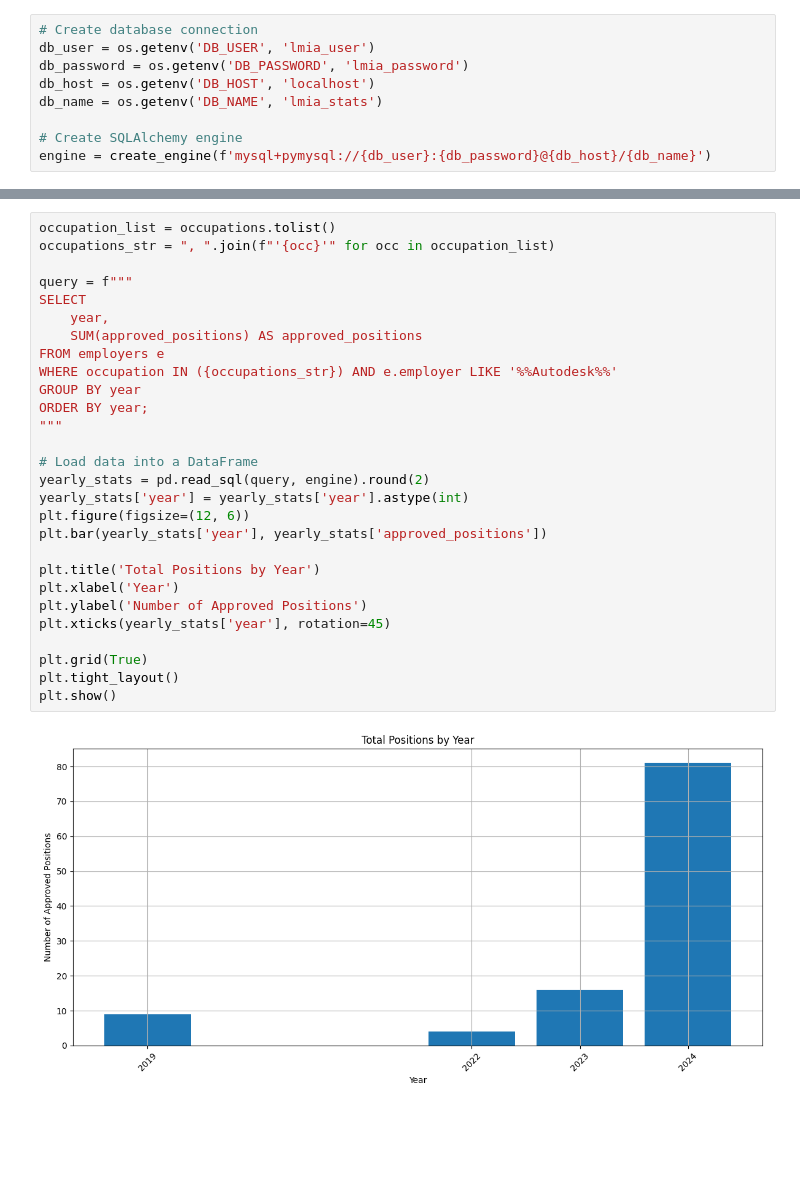
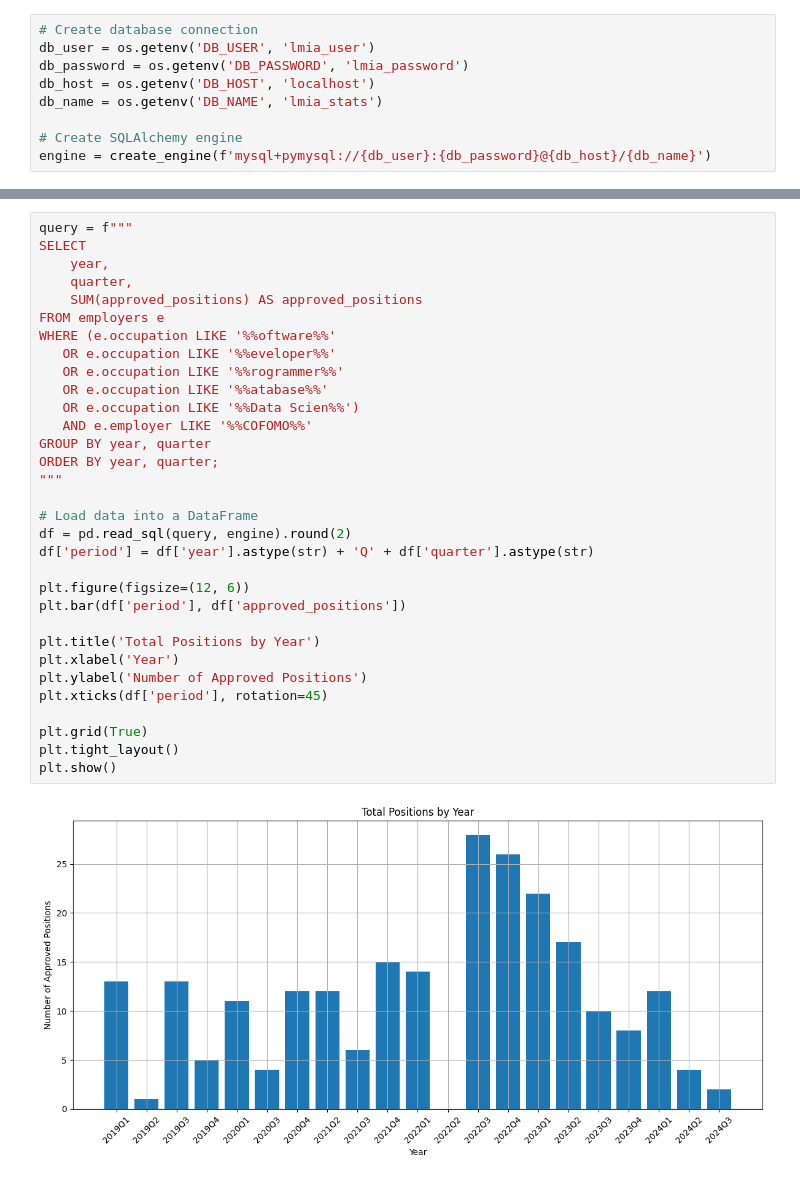
Before and after one commit to tartakynov/lmia-stats, a Jupyter notebook: notebooks/lmia_analysis.ipynb, the cells around one changed output, grey strips where cells are left out. Drawn from its saved outputs; the diff is of its cells as text; blank space fills up the shorter version.

```diff
--- a/notebooks/lmia_analysis.ipynb
+++ b/notebooks/lmia_analysis.ipynb
@@ -64,30 +116,34 @@ print(df)
 # %%
-occupation_list = occupations.tolist()
-occupations_str = ", ".join(f"'{occ}'" for occ in occupation_list)
-
 query = f"""
 SELECT
     year,
+    quarter,
     SUM(approved_positions) AS approved_positions
 FROM employers e
-WHERE occupation IN ({occupations_str}) AND e.employer LIKE '%%Autodesk%%'
-GROUP BY year
-ORDER BY year;
+WHERE (e.occupation LIKE '%%oftware%%'
+   OR e.occupation LIKE '%%eveloper%%'
+   OR e.occupation LIKE '%%rogrammer%%'
+   OR e.occupation LIKE '%%atabase%%'
+   OR e.occupation LIKE '%%Data Scien%%')
+   AND e.employer LIKE '%%COFOMO%%'
+GROUP BY year, quarter
+ORDER BY year, quarter;
 """
 
 # Load data into a DataFrame
-yearly_stats = pd.read_sql(query, engine).round(2)
-yearly_stats['year'] = yearly_stats['year'].astype(int)
+df = pd.read_sql(query, engine).round(2)
+df['period'] = df['year'].astype(str) + 'Q' + df['quarter'].astype(str)
+
 plt.figure(figsize=(12, 6))
-plt.bar(yearly_stats['year'], yearly_stats['approved_positions'])
+plt.bar(df['period'], df['approved_positions'])
 
 plt.title('Total Positions by Year')
 plt.xlabel('Year')
 plt.ylabel('Number of Approved Positions')
-plt.xticks(yearly_stats['year'], rotation=45)
+plt.xticks(df['period'], rotation=45)
 
 plt.grid(True)
 plt.tight_layout()
 plt.show()
 # %% [output]
-[figure, old version]
+[figure, new version]
```
Also changed, not shown: parts of 4 cells of this notebook, 1 other file.
